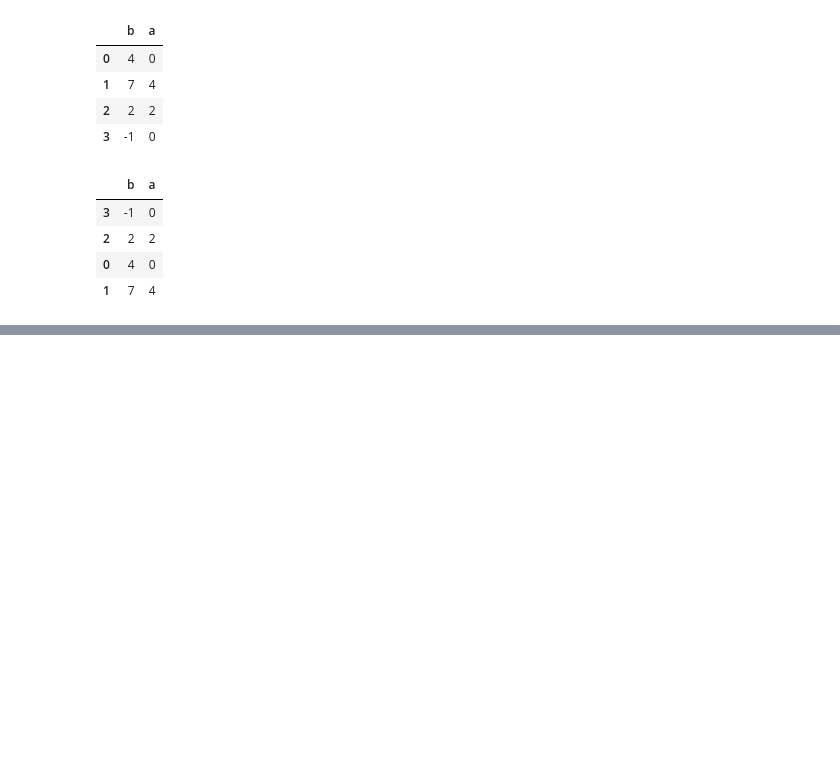
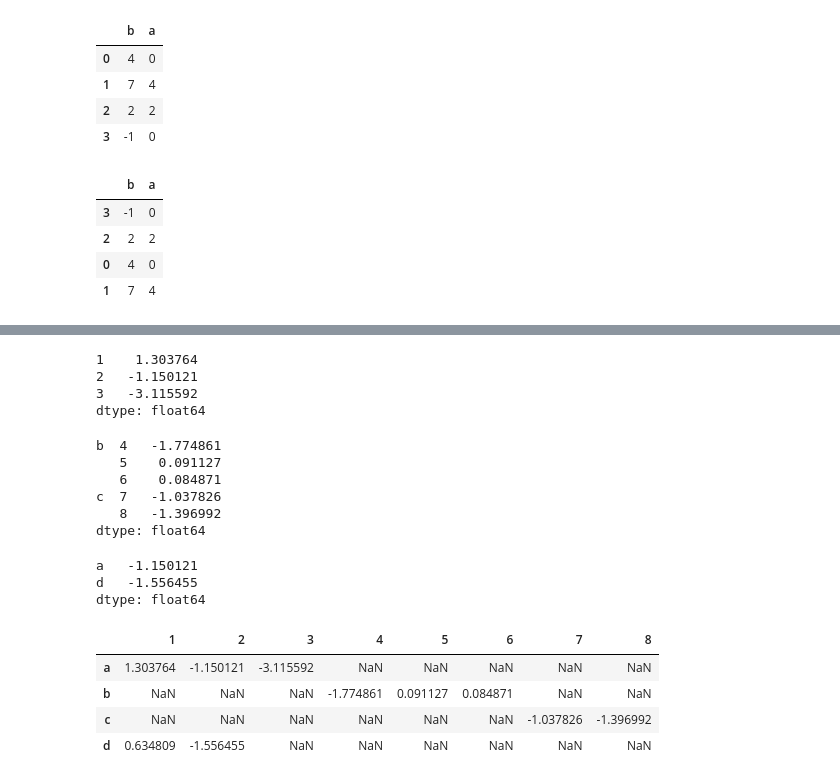
Before and after one commit to lllhhh/DeepLearningNotes, a Jupyter notebook: TXNLP/pandas.ipynb, the cells around one changed output, grey strips where cells are left out. Drawn from its saved outputs; the diff is of its cells as text; code cells hidden in the pictures; blank space fills up the shorter version.

```diff
--- a/TXNLP/pandas.ipynb
+++ b/TXNLP/pandas.ipynb
@@ -395,0 +399,4 @@ frame.sort_values(by='b')
+# %%
+data = Series(np.random.randn(10), index=[['a','a','a','b','b','b','c','c','d','d'],
+                                            [1,2,3,4,5,6,7,8,1,2]])
+data
@@ -395,0 +429,32 @@ frame.sort_values(by='b')
+# %%
+#选子集操作
+data.loc['a']
+# %% [output]
+1    1.303764
+2   -1.150121
+3   -3.115592
+dtype: float64
+# %%
+data['b':'c']
+# %% [output]
+b  4   -1.774861
+   5    0.091127
+   6    0.084871
+c  7   -1.037826
+   8   -1.396992
+dtype: float64
+# %%
+#内层选取
+data[:,2]
+# %% [output]
+a   -1.150121
+d   -1.556455
+dtype: float64
+# %%
+data.unstack() #生成新的DataFrame
+# %% [output]
+|  | 1 | 2 | 3 | 4 | 5 | 6 | 7 | 8 |
+| a | 1.303764 | -1.150121 | -3.115592 | NaN | NaN | NaN | NaN | NaN |
+| b | NaN | NaN | NaN | -1.774861 | 0.091127 | 0.084871 | NaN | NaN |
+| c | NaN | NaN | NaN | NaN | NaN | NaN | -1.037826 | -1.396992 |
+| d | 0.634809 | -1.556455 | NaN | NaN | NaN | NaN | NaN | NaN |
```
Also changed, not shown: parts of 13 cells of this notebook.
